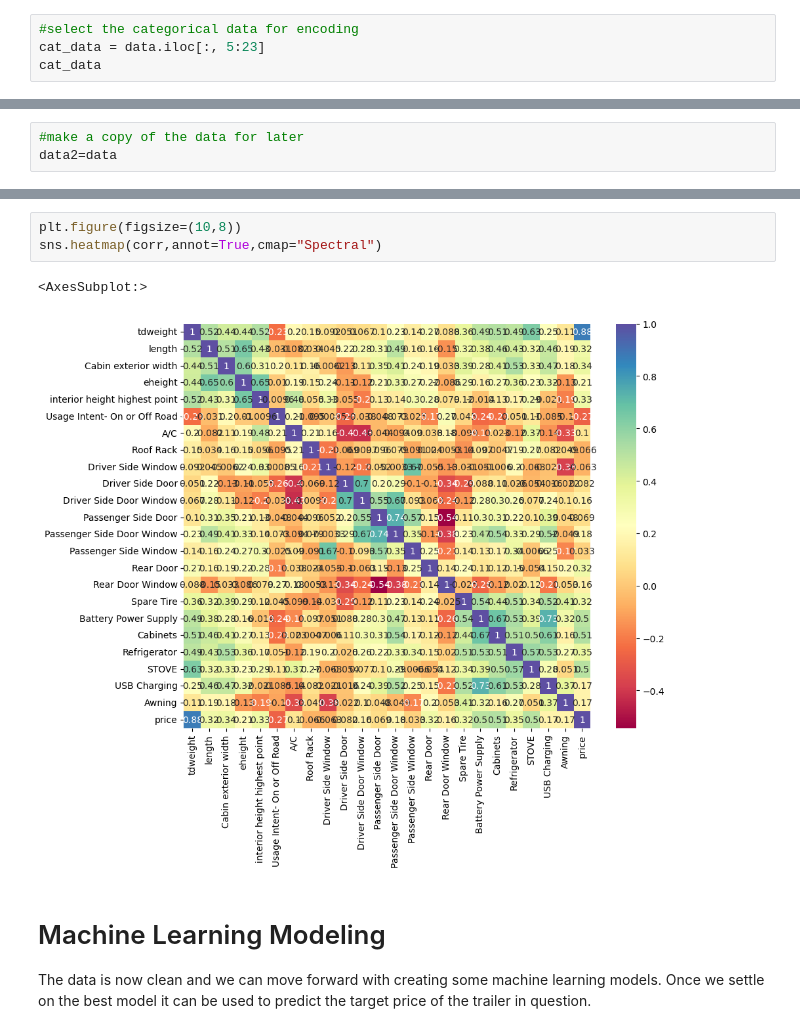
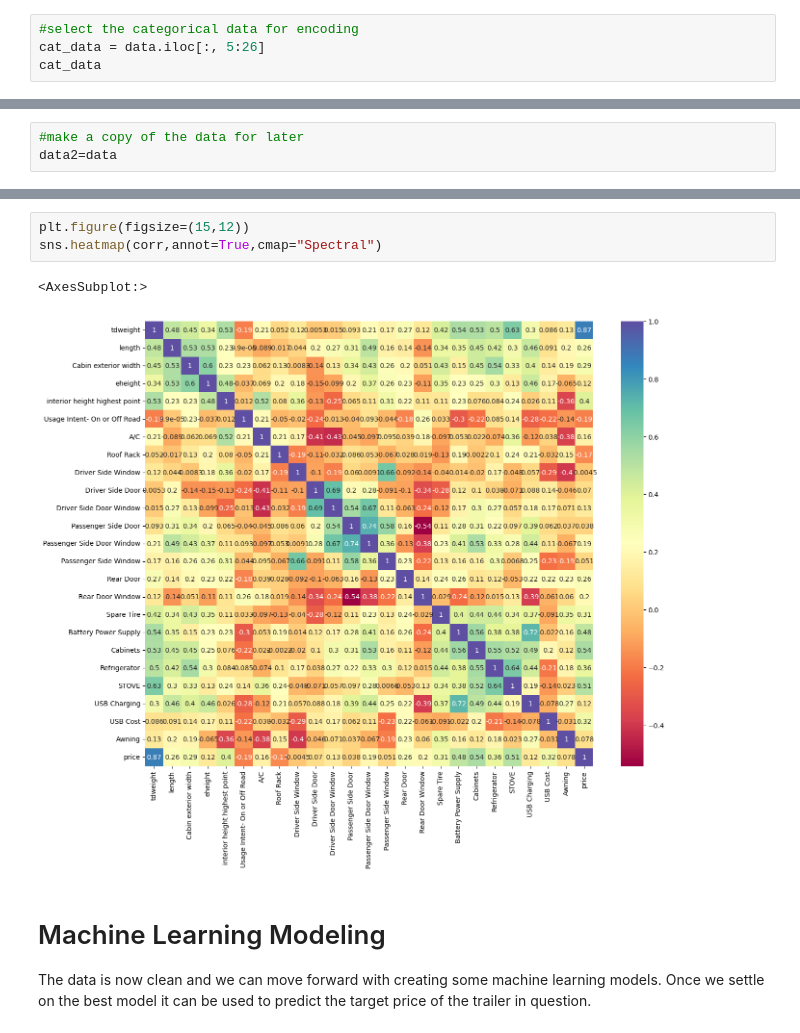
Before and after one commit to blue-quark/trailer_price_regression, a Jupyter notebook: trailer-price-regression.ipynb, the cells around one changed output, grey strips where cells are left out. Saved outputs shown, nothing was run; the diff lists cells and outputs as text.

```diff
--- a/trailer-price-regression.ipynb
+++ b/trailer-price-regression.ipynb
@@ -223,5 +223,5 @@ for c in ['A/C', 'Roof Rack', 'Rear Door', 'Rear Door Window', 'Spare Tire', 'Ca
 # %%
 #select the categorical data for encoding
-cat_data = data.iloc[:, 5:23]
+cat_data = data.iloc[:, 5:26]
 cat_data
 # %% [output]
@@ -285,9 +285,9 @@ corr
 # %%
-plt.figure(figsize=(10,8))
+plt.figure(figsize=(15,12))
 sns.heatmap(corr,annot=True,cmap="Spectral")
 # %% [output]
 <AxesSubplot:>
-[figure, old version]
+[figure, new version]
 # %% [markdown]
 # Machine Learning Modeling
 The data is now clean and we can move forward with creating some machine learning models. Once we settle on the best model it can be used to predict the target price of the trailer in question.
```
Also changed, not shown: parts of 45 cells of this notebook.
